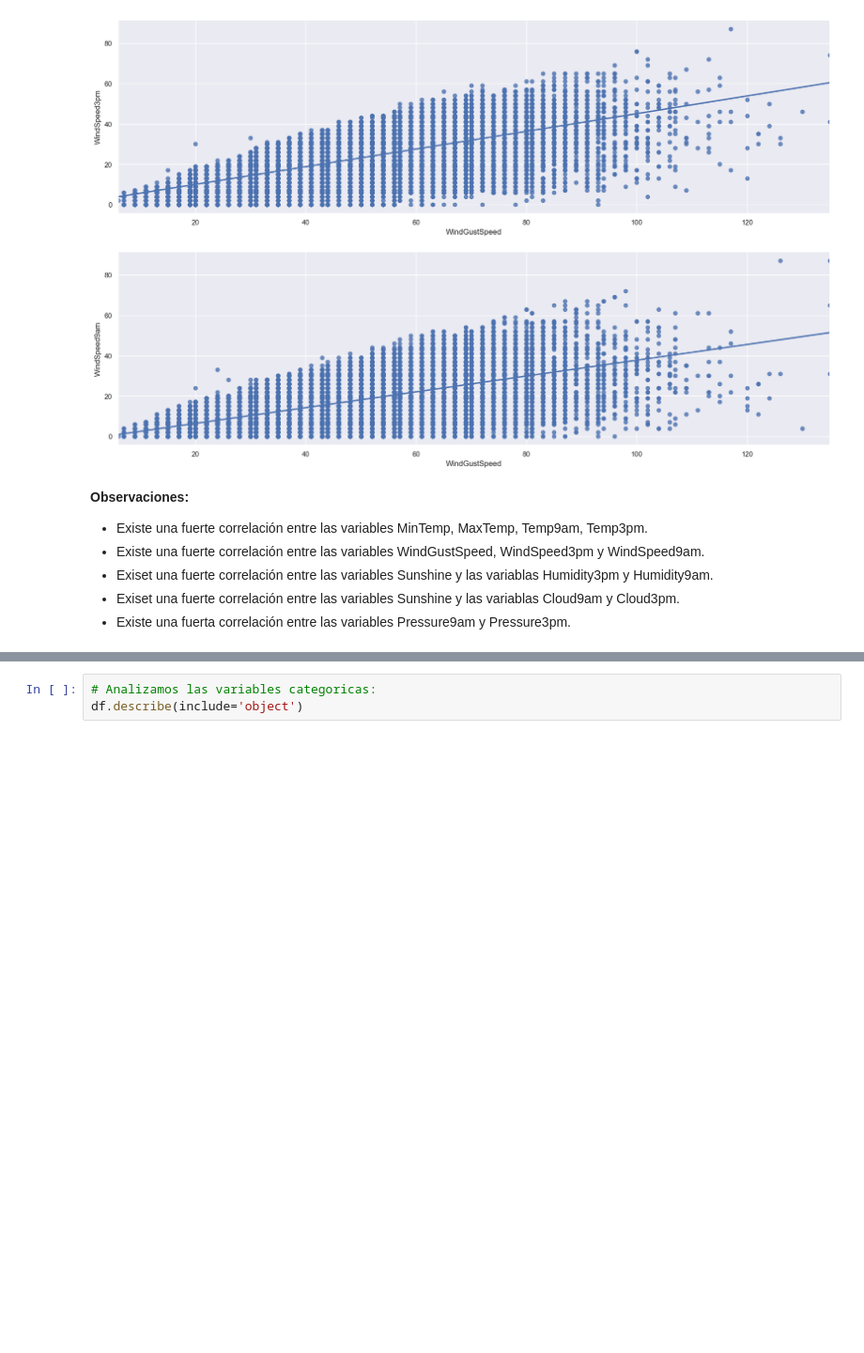
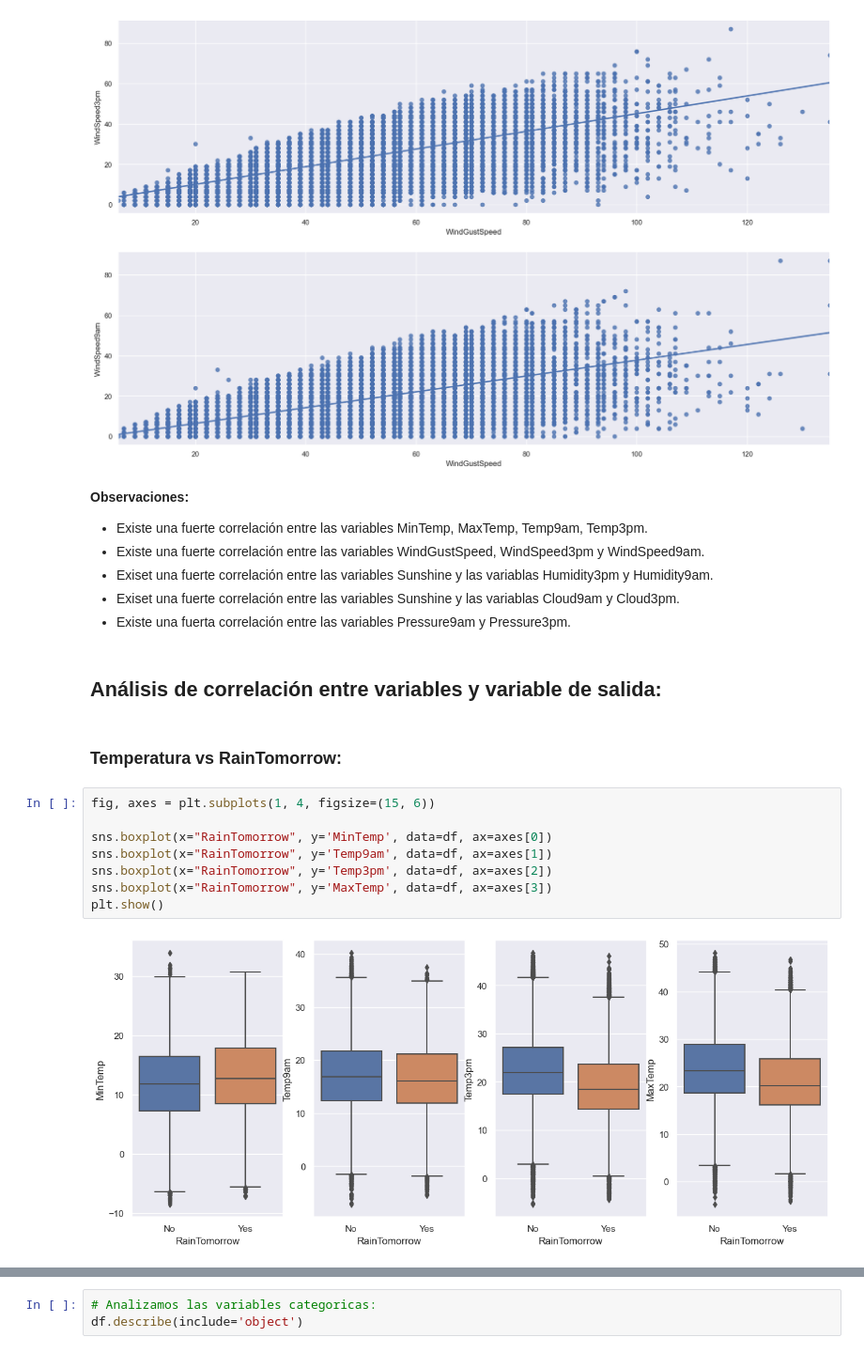
Before and after one commit to pedromperezc/Intro-AI, a Jupyter notebook: TP1 INTEGRADOR/TP Integrador.ipynb, the cells around one changed output, grey strips where cells are left out. Shown at 94% size. Cells and saved outputs as stored; diff of their text form; blank space fills up the shorter version.

```diff
--- a/TP1 INTEGRADOR/TP Integrador.ipynb
+++ b/TP1 INTEGRADOR/TP Integrador.ipynb
@@ -203,3 +253,17 @@ plt.show()
 * Exiset una fuerte correlación entre las variables Sunshine y las variablas Humidity3pm y Humidity9am.
 * Exiset una fuerte correlación entre las variables Sunshine y las variablas Cloud9am y Cloud3pm.
 * Existe una fuerta correlación entre las variables Pressure9am y Pressure3pm.
+# %% [markdown]
+## Análisis de correlación entre variables y variable de salida:
+# %% [markdown]
+### Temperatura vs RainTomorrow:
+# %%
+fig, axes = plt.subplots(1, 4, figsize=(15, 6))
+
+sns.boxplot(x="RainTomorrow", y='MinTemp', data=df, ax=axes[0])
+sns.boxplot(x="RainTomorrow", y='Temp9am', data=df, ax=axes[1])
+sns.boxplot(x="RainTomorrow", y='Temp3pm', data=df, ax=axes[2])
+sns.boxplot(x="RainTomorrow", y='MaxTemp', data=df, ax=axes[3])
+plt.show()
+# %% [output]
+[figure, added]
```
Also changed, not shown: parts of 49 cells of this notebook.
